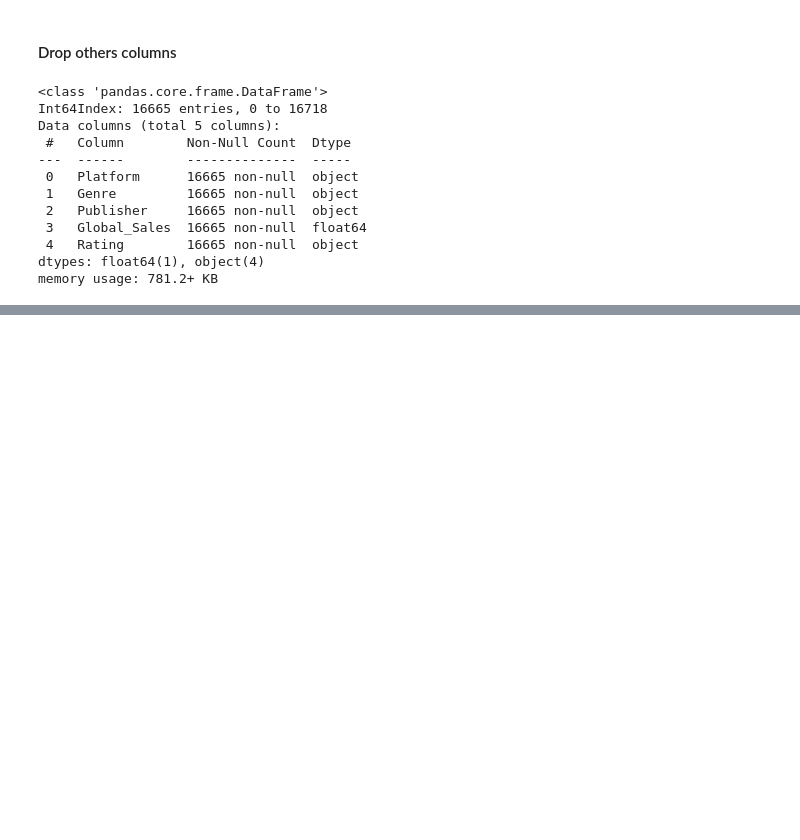
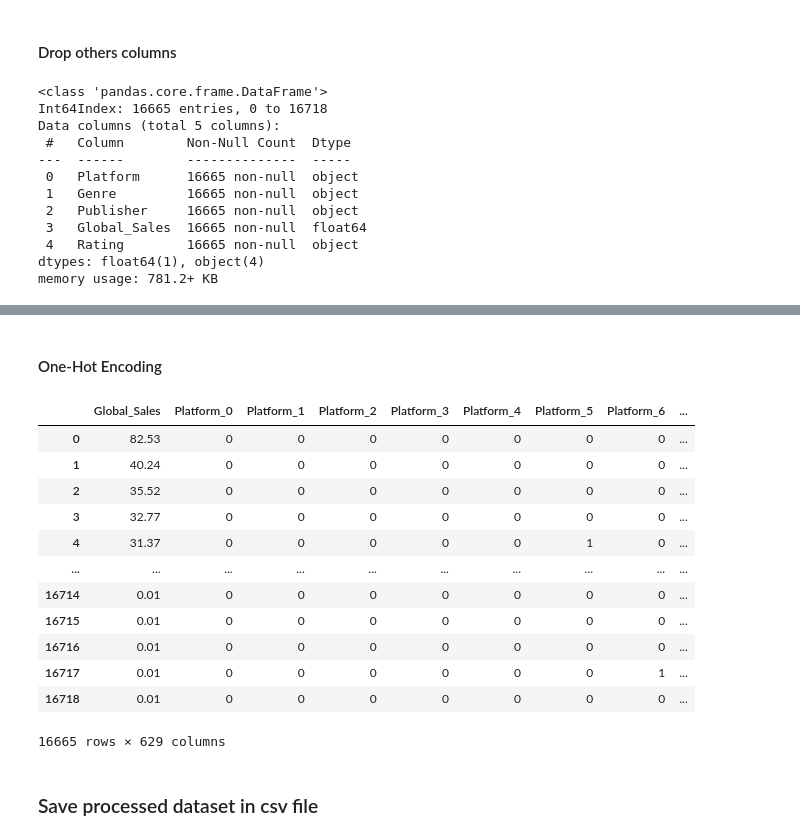
Before and after one commit to faustofcjr/artificial-intelligence, a Jupyter notebook: kaggle/video-game-sales/main.ipynb, the cells around one changed output, grey strips where cells are left out. Drawn from its saved outputs; the diff is of its cells as text; code cells hidden in the pictures; blank space fills up the shorter version.

```diff
--- a/kaggle/video-game-sales/main.ipynb
+++ b/kaggle/video-game-sales/main.ipynb
@@ -427,0 +439,20 @@ dataset.head()
+# %% [markdown]
+#### One-Hot Encoding
+# %%
+pd.get_dummies(dataset, columns=categorical_cols)
+# %% [output]
+|  | Global_Sales | Platform_0 | Platform_1 | Platform_2 | Platform_3 | Platform_4 | Platform_5 | Platform_6 | ... |
+| 0 | 82.53 | 0 | 0 | 0 | 0 | 0 | 0 | 0 | ... |
+| 1 | 40.24 | 0 | 0 | 0 | 0 | 0 | 0 | 0 | ... |
+| 2 | 35.52 | 0 | 0 | 0 | 0 | 0 | 0 | 0 | ... |
+| 3 | 32.77 | 0 | 0 | 0 | 0 | 0 | 0 | 0 | ... |
+| 4 | 31.37 | 0 | 0 | 0 | 0 | 0 | 1 | 0 | ... |
+| ... | ... | ... | ... | ... | ... | ... | ... | ... | ... |
+| 16714 | 0.01 | 0 | 0 | 0 | 0 | 0 | 0 | 0 | ... |
+| 16715 | 0.01 | 0 | 0 | 0 | 0 | 0 | 0 | 0 | ... |
+| 16716 | 0.01 | 0 | 0 | 0 | 0 | 0 | 0 | 0 | ... |
+| 16717 | 0.01 | 0 | 0 | 0 | 0 | 0 | 0 | 1 | ... |
+| 16718 | 0.01 | 0 | 0 | 0 | 0 | 0 | 0 | 0 | ... |
+16665 rows × 629 columns
+# %% [markdown]
+### Save processed dataset in csv file
```
Also changed, not shown: parts of 8 cells of this notebook.
